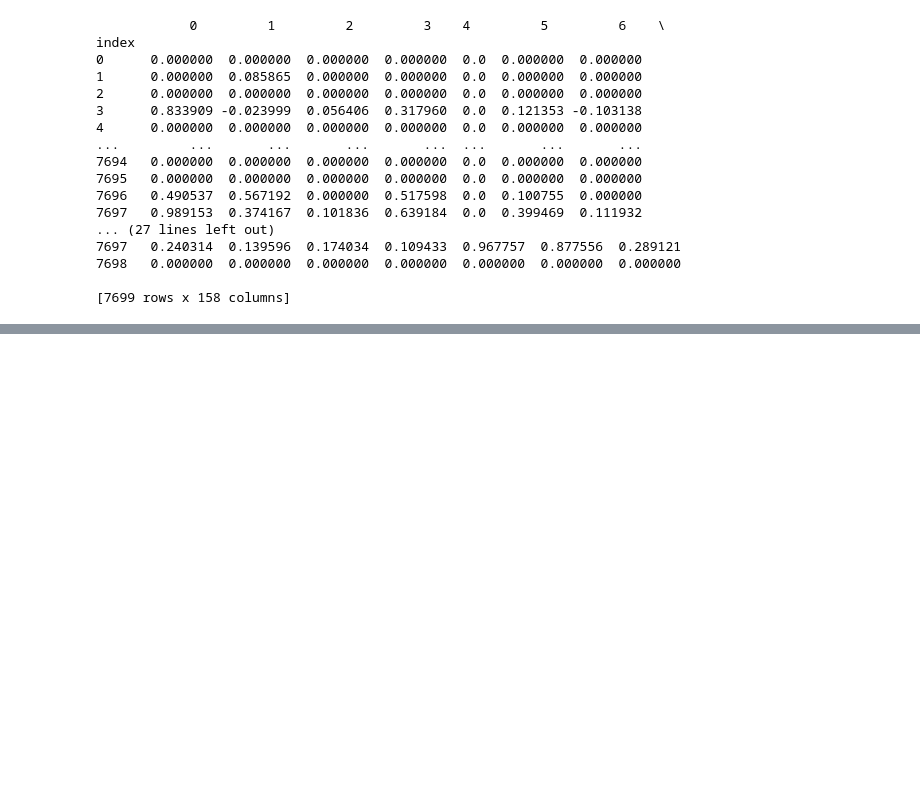
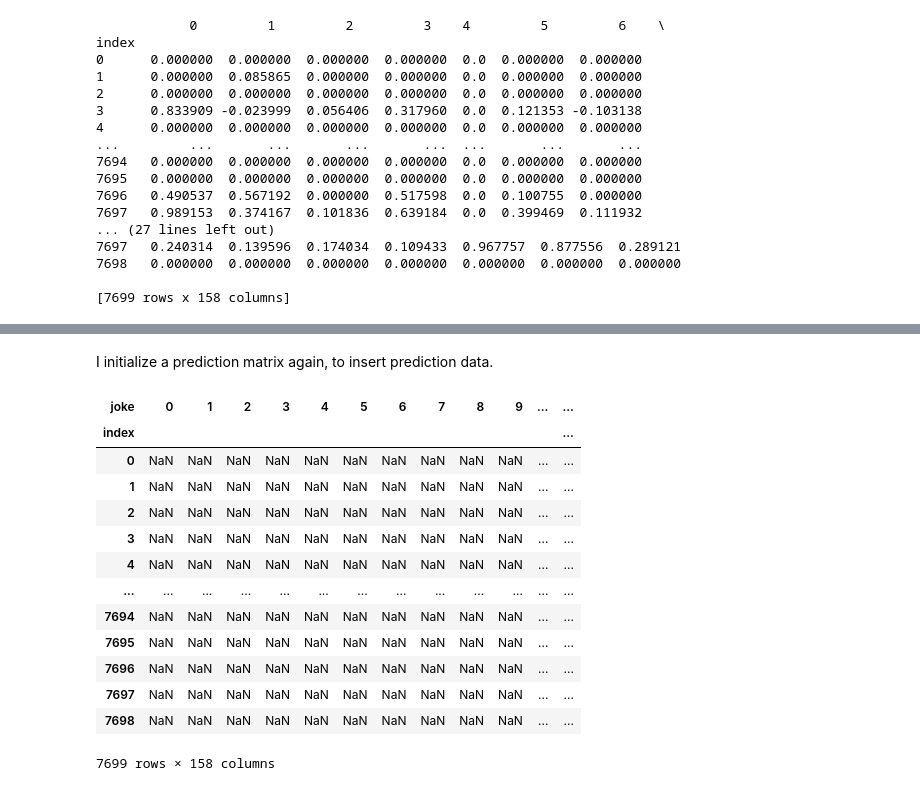
Before and after one commit to koonkimb/Data612, a Jupyter notebook: Project_2/Data 612_Project 2.ipynb, the cells around one changed output, grey strips where cells are left out. Saved outputs shown, nothing was run; the diff lists cells and outputs as text; code cells hidden in the pictures; blank space fills up the shorter version.

```diff
--- a/Project_2/Data 612_Project 2.ipynb
+++ b/Project_2/Data 612_Project 2.ipynb
@@ -528,0 +645,21 @@ Length: 158, dtype: float64
+# %% [markdown]
+I initialize a prediction matrix again, to insert prediction data.
+# %%
+pred_combined = is_na
+pred_combined = pred_combined.replace(1, np.nan)
+pred_combined
+# %% [output]
+| joke | 0 | 1 | 2 | 3 | 4 | 5 | 6 | 7 | 8 | 9 | ... | ... |
+| index |  |  |  |  |  |  |  |  |  |  |  | ... |
+| 0 | NaN | NaN | NaN | NaN | NaN | NaN | NaN | NaN | NaN | NaN | ... | ... |
+| 1 | NaN | NaN | NaN | NaN | NaN | NaN | NaN | NaN | NaN | NaN | ... | ... |
+| 2 | NaN | NaN | NaN | NaN | NaN | NaN | NaN | NaN | NaN | NaN | ... | ... |
+| 3 | NaN | NaN | NaN | NaN | NaN | NaN | NaN | NaN | NaN | NaN | ... | ... |
+| 4 | NaN | NaN | NaN | NaN | NaN | NaN | NaN | NaN | NaN | NaN | ... | ... |
+| ... | ... | ... | ... | ... | ... | ... | ... | ... | ... | ... | ... | ... |
+| 7694 | NaN | NaN | NaN | NaN | NaN | NaN | NaN | NaN | NaN | NaN | ... | ... |
+| 7695 | NaN | NaN | NaN | NaN | NaN | NaN | NaN | NaN | NaN | NaN | ... | ... |
+| 7696 | NaN | NaN | NaN | NaN | NaN | NaN | NaN | NaN | NaN | NaN | ... | ... |
+| 7697 | NaN | NaN | NaN | NaN | NaN | NaN | NaN | NaN | NaN | NaN | ... | ... |
+| 7698 | NaN | NaN | NaN | NaN | NaN | NaN | NaN | NaN | NaN | NaN | ... | ... |
+7699 rows × 158 columns
```
Also changed, not shown: parts of 79 cells of this notebook.
